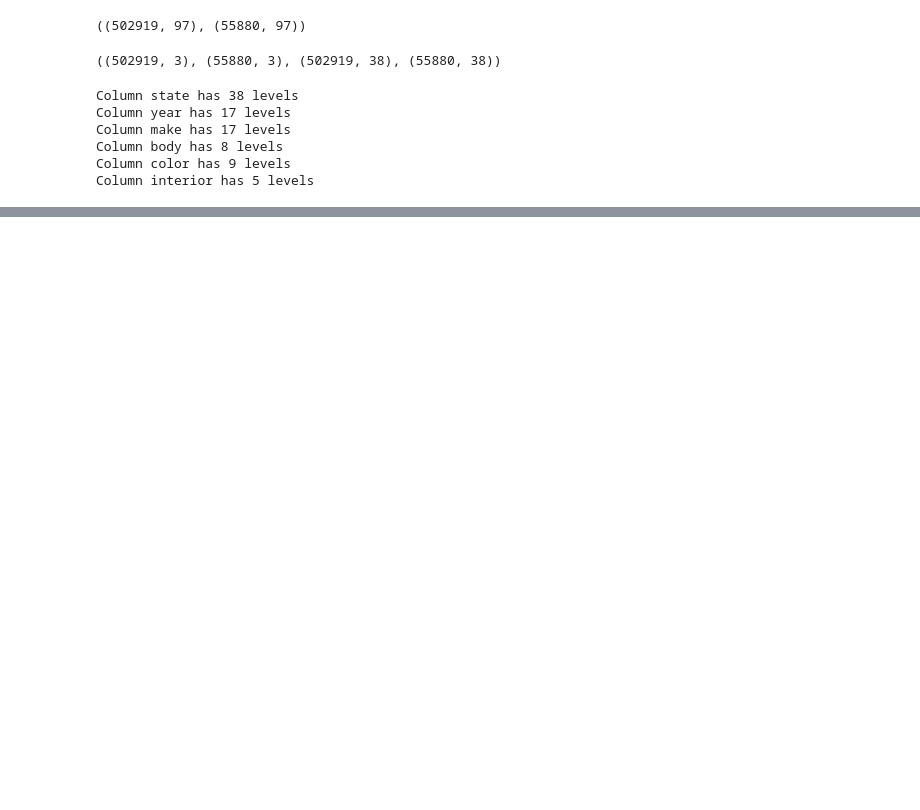
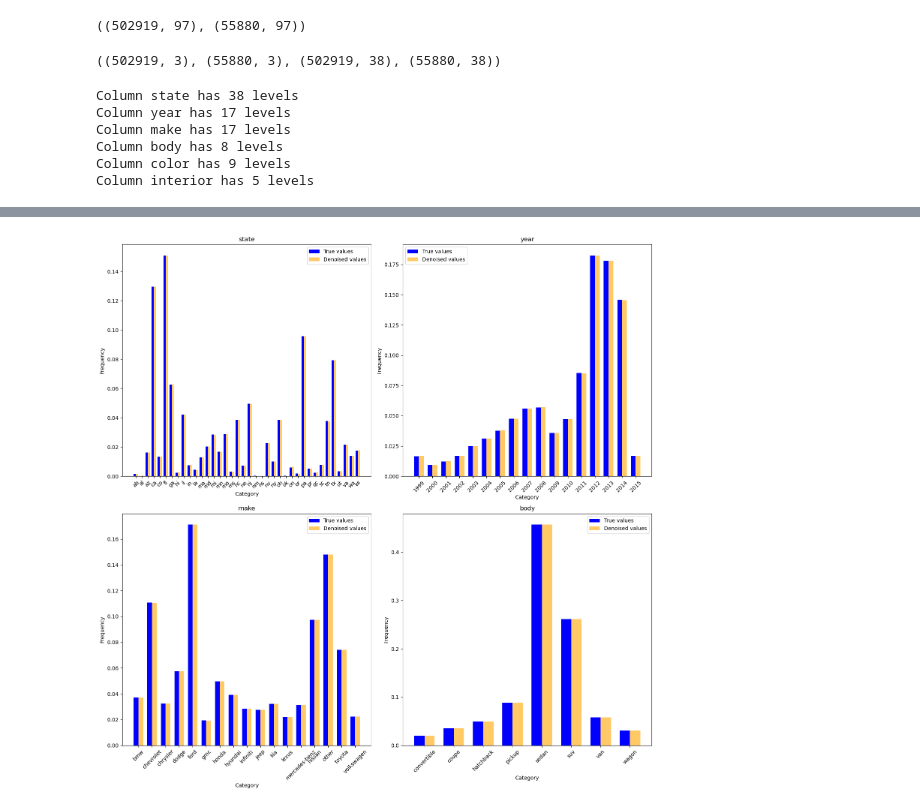
Before and after one commit to raphaelzerbato/AI_Workshop, a Jupyter notebook: car_analysis.ipynb, the cells around one changed output, grey strips where cells are left out. Drawn from its saved outputs; the diff is of its cells as text; code cells hidden in the pictures; blank space fills up the shorter version.

```diff
--- a/car_analysis.ipynb
+++ b/car_analysis.ipynb
@@ -1198,0 +1176,36 @@ X_test_predict.head()
+# %%
+#Distribution of the observed values vs imputed values
+
+fig = plt.figure(figsize=(15, 15))
+
+vars = [['state','year'],['make','body'],['color','interior']]
+
+i = 0
+for i1 in range(2):
+    for i2 in range(2):
+        var = vars[i1][i2]
+        true_values = df_for_anomalies_test[var]
+        denoised_values = df_for_anomalies_test_denoised[var]
+        # Ensure same category order
+        categories = sorted(set(true_values.unique()) | set(denoised_values.unique()))
+        # Compute value frequencies, reindexed to have same order
+        freq_true = true_values.value_counts().reindex(categories, fill_value=0)/len(true_values)
+        freq_denoised = denoised_values.value_counts().reindex(categories, fill_value=0)/len(denoised_values)
+        # Plot side-by-side bars
+        x = range(len(categories))
+        width = 0.35
+        i = i+1
+        ax=plt.subplot(2,2,i)
+        plt.bar([j - width/2 for j in x], freq_true, width=width, color='blue', alpha=1., label='True values')
+        plt.bar([j + width/2 for j in x], freq_denoised, width=width, color='orange', alpha=0.6, label='Denoised values')
+        plt.xticks(ticks=x, labels=categories)
+        plt.xlabel("Category")
+        plt.ylabel("Frequency")
+        plt.title(var)
+        plt.legend()
+        plt.tight_layout()
+        plt.xticks(rotation=45)
+
+plt.show()
+# %% [output]
+[figure, added]
```
Also changed, not shown: parts of 26 cells of this notebook.
